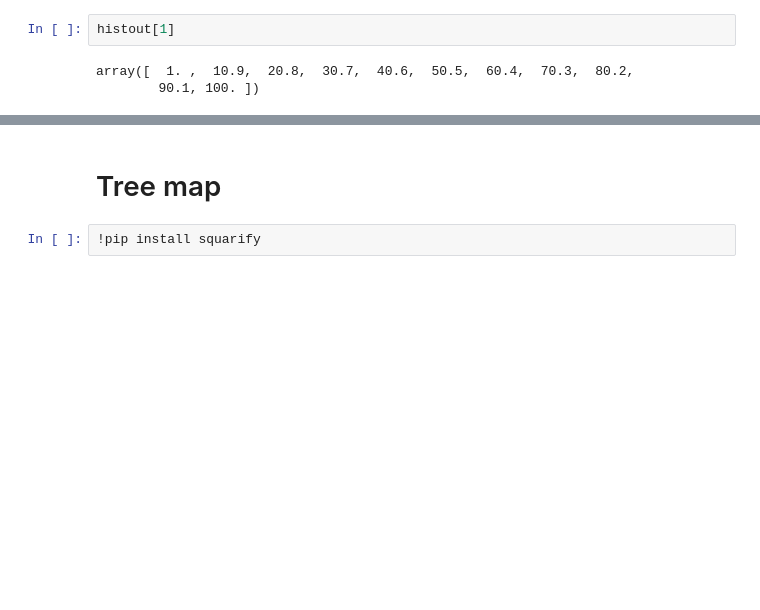
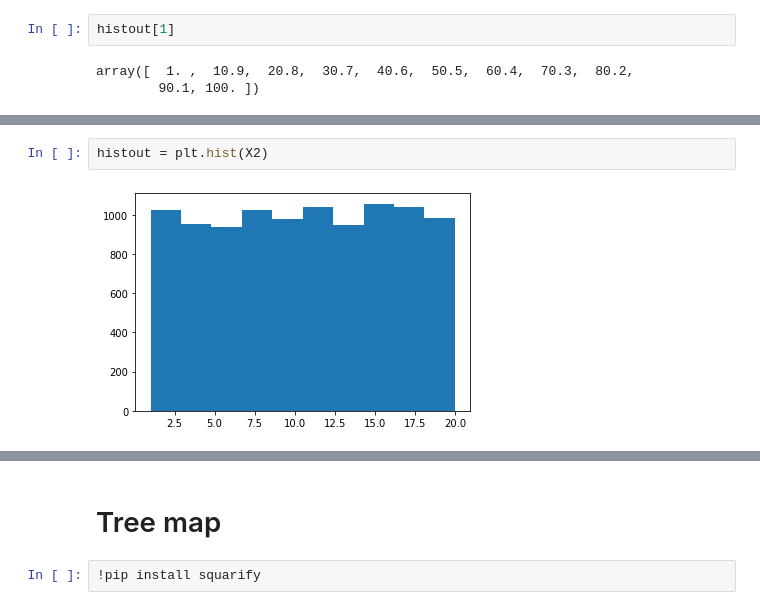
Before and after one commit to supatsara2002/BasicProg_DataViz65, a Jupyter notebook: DataViz04_Data_Comparison.ipynb, the cells around one changed output, grey strips where cells are left out. Drawn from its saved outputs; the diff is of its cells as text; blank space fills up the shorter version.

```diff
--- a/DataViz04_Data_Comparison.ipynb
+++ b/DataViz04_Data_Comparison.ipynb
@@ -397,0 +412,4 @@ array([  1. ,  10.9,  20.8,  30.7,  40.6,  50.5,  60.4,  70.3,  80.2,
+# %%
+histout = plt.hist(X2)
+# %% [output]
+[figure, added]
```
Also changed, not shown: parts of 48 cells of this notebook.
